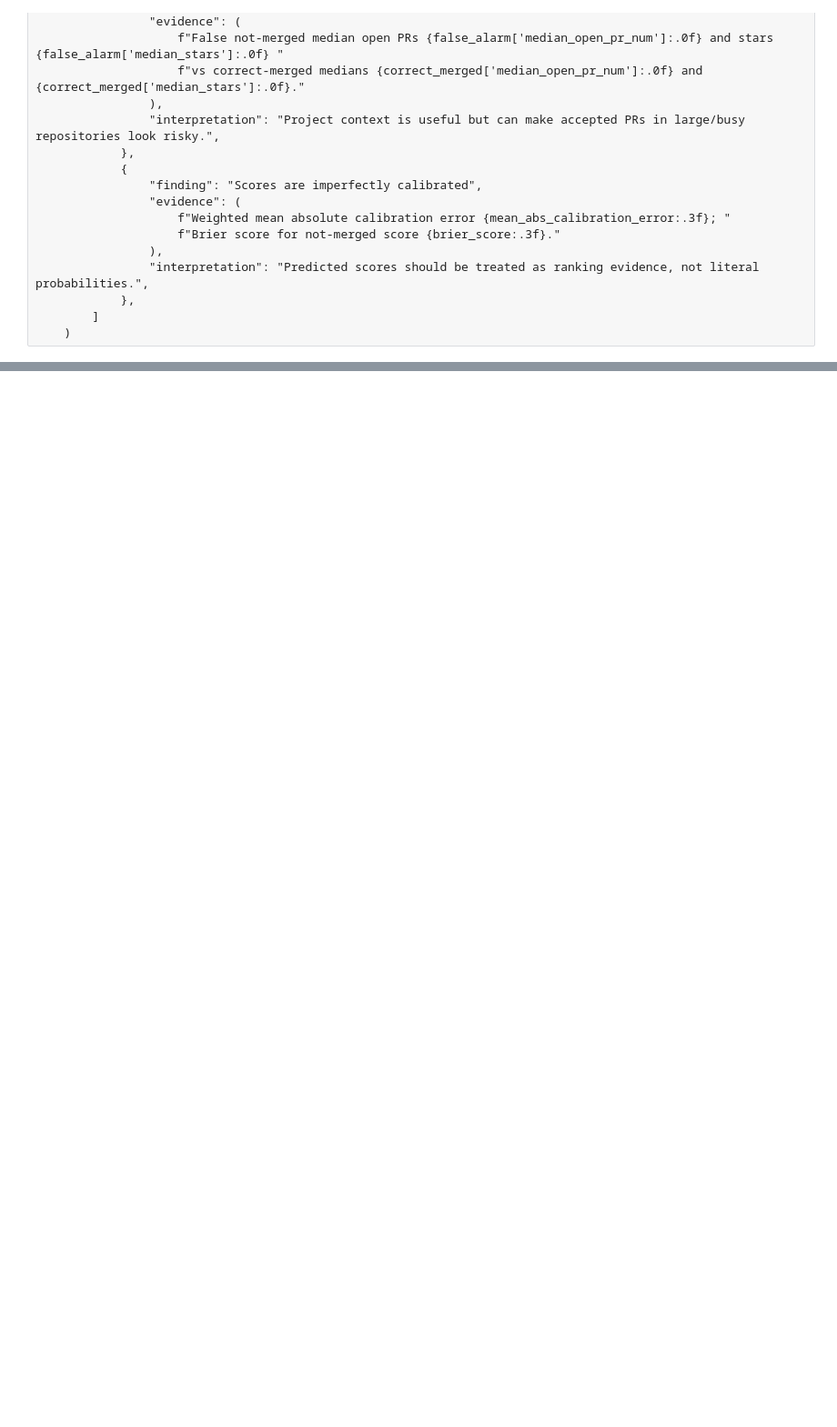
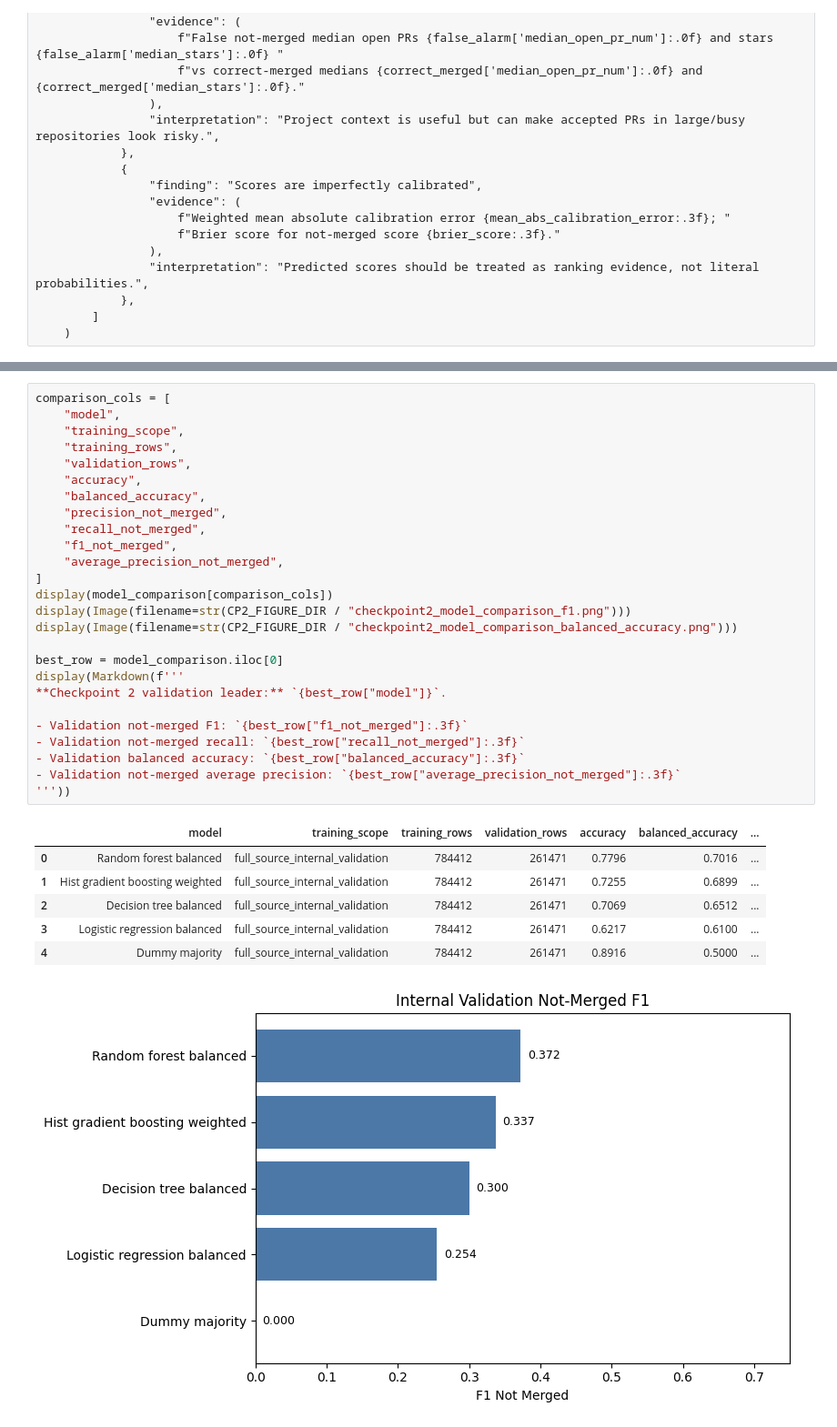
Before and after one commit to MahmoudMuhammedAli/ades-pr-merge-rate-predection, a Jupyter notebook: deliverables/checkpoint-2/checkpoint2_pr_merge_modeling.ipynb, the cells around one changed output, grey strips where cells are left out. Shown at 91% size. Cells and saved outputs as stored; diff of their text form; blank space fills up the shorter version.

```diff
--- a/deliverables/checkpoint-2/checkpoint2_pr_merge_modeling.ipynb
+++ b/deliverables/checkpoint-2/checkpoint2_pr_merge_modeling.ipynb
@@ -2016,0 +2071,34 @@ The next checkpoint should lock the final feature set, run the selected model ag
+# %%
+comparison_cols = [
+    "model",
+    "training_scope",
+    "training_rows",
+    "validation_rows",
+    "accuracy",
+    "balanced_accuracy",
+    "precision_not_merged",
+    "recall_not_merged",
+    "f1_not_merged",
+    "average_precision_not_merged",
+]
+display(model_comparison[comparison_cols])
+display(Image(filename=str(CP2_FIGURE_DIR / "checkpoint2_model_comparison_f1.png")))
+display(Image(filename=str(CP2_FIGURE_DIR / "checkpoint2_model_comparison_balanced_accuracy.png")))
+
+best_row = model_comparison.iloc[0]
+display(Markdown(f'''
+**Checkpoint 2 validation leader:** `{best_row["model"]}`.
+
+- Validation not-merged F1: `{best_row["f1_not_merged"]:.3f}`
+- Validation not-merged recall: `{best_row["recall_not_merged"]:.3f}`
+- Validation balanced accuracy: `{best_row["balanced_accuracy"]:.3f}`
+- Validation not-merged average precision: `{best_row["average_precision_not_merged"]:.3f}`
+'''))
+# %% [output]
+|  | model | training_scope | training_rows | validation_rows | accuracy | balanced_accuracy | ... |
+| 0 | Random forest balanced | full_source_internal_validation | 784412 | 261471 | 0.7796 | 0.7016 | ... |
+| 1 | Hist gradient boosting weighted | full_source_internal_validation | 784412 | 261471 | 0.7255 | 0.6899 | ... |
+| 2 | Decision tree balanced | full_source_internal_validation | 784412 | 261471 | 0.7069 | 0.6512 | ... |
+| 3 | Logistic regression balanced | full_source_internal_validation | 784412 | 261471 | 0.6217 | 0.6100 | ... |
+| 4 | Dummy majority | full_source_internal_validation | 784412 | 261471 | 0.8916 | 0.5000 | ... |
+[figure, added]
```
Also changed, not shown: parts of 35 cells of this notebook, 25 other files.
